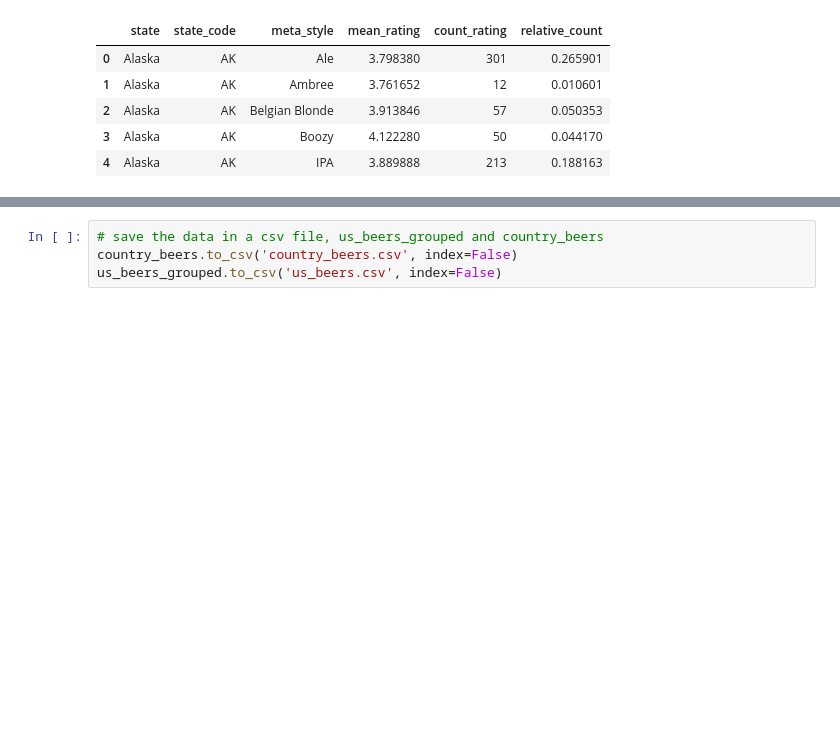
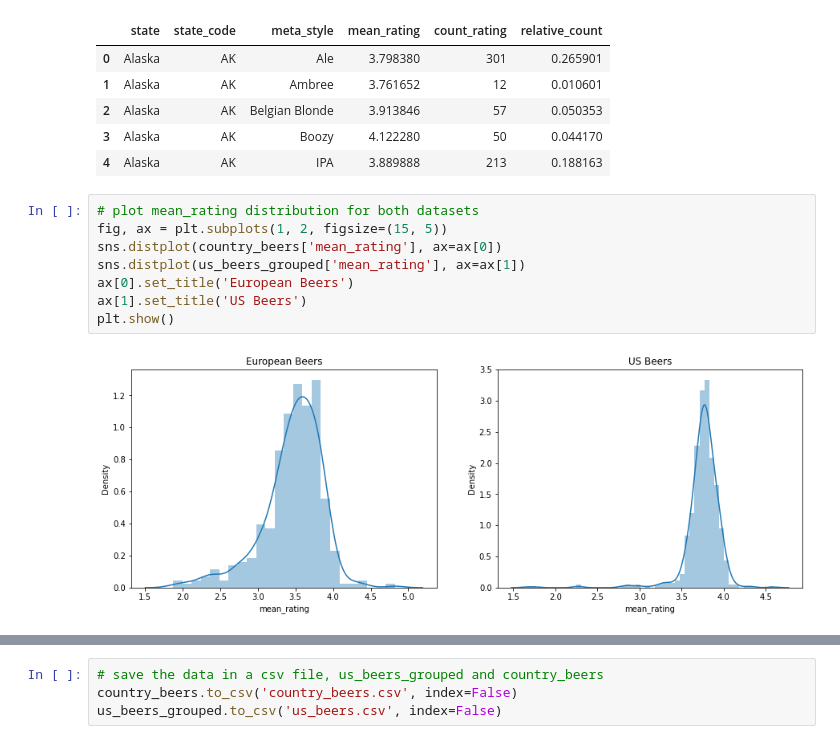
Before and after one commit to com-480-data-visualization/project-2023-viz-ionaries, a Jupyter notebook: docs/preprocessing/milestone2.ipynb, the cells around one changed output, grey strips where cells are left out. Cells and saved outputs as stored; diff of their text form; blank space fills up the shorter version.

Commit message:
added data distribution

```diff
--- a/docs/preprocessing/milestone2.ipynb
+++ b/docs/preprocessing/milestone2.ipynb
@@ -313,3 +313,13 @@ us_beers_grouped.head(5)
 | 2 | Alaska | AK | Belgian Blonde | 3.913846 | 57 | 0.050353 |
 | 3 | Alaska | AK | Boozy | 4.122280 | 50 | 0.044170 |
 | 4 | Alaska | AK | IPA | 3.889888 | 213 | 0.188163 |
+# %%
+# plot mean_rating distribution for both datasets
+fig, ax = plt.subplots(1, 2, figsize=(15, 5))
+sns.distplot(country_beers['mean_rating'], ax=ax[0])
+sns.distplot(us_beers_grouped['mean_rating'], ax=ax[1])
+ax[0].set_title('European Beers')
+ax[1].set_title('US Beers')
+plt.show()
+# %% [output]
+[figure, added]
```
Also changed, not shown: parts of 2 cells of this notebook.
